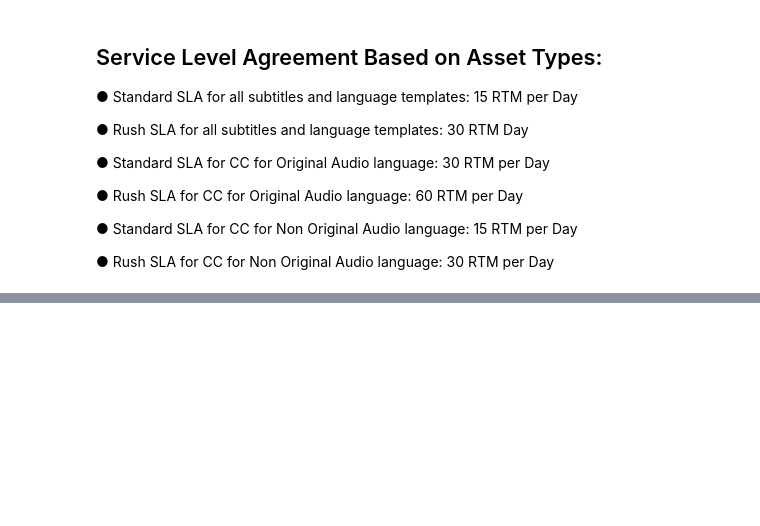
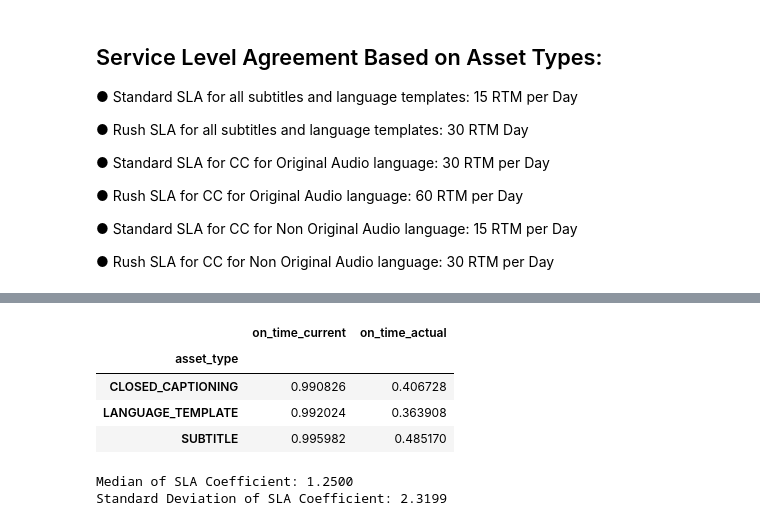
Before and after one commit to offthemenu/tatMultiplierProject, a Jupyter notebook: Processing/dataProcessing.ipynb, the cells around one changed output, grey strips where cells are left out. Saved outputs shown, nothing was run; the diff lists cells and outputs as text; code cells hidden in the pictures; blank space fills up the shorter version.

```diff
--- a/Processing/dataProcessing.ipynb
+++ b/Processing/dataProcessing.ipynb
@@ -135,10 +142,20 @@ import math
 
 for index, row in df.iterrows():
     df.at[index,"num_days_spent"] = calculate_business_days(row["start_date"], row["submit_date"])
+
+for index, row in df.iterrows():
     df.at[index, "expected_TAT"] = np.ceil(row["runtime_minutes"] / row["expected_daily_output"])
+
+for index, row in df.iterrows():
     df.at[index, "sla_coef"] = row["num_days_spent"] / row["expected_TAT"]
+    if row["num_days_spent"] <= row["expected_TAT"]:
+        df.at[index, "on_time_actual"] = 1
+    else:
+        df.at[index, "on_time_actual"] = 0
+
+df = df.rename(columns={"on_time": "on_time_current"})
 
 df = df[['author_anonymous', 'package_id', 'asset_type',
        'content_category', 'reason_code', 'original_audio_language',
-       'source_language', 'target_language',"expected_daily_output", 'runtime_minutes',
-        'start_date', 'submit_date', 'due_date', 'on_time', 'num_days_spent','expected_TAT', "sla_coef"]]
+       'source_language', 'target_language', 'runtime_minutes',
+        'start_date', 'submit_date', 'due_date', 'on_time_current', "expected_daily_output", 'num_days_spent','expected_TAT','on_time_actual', "sla_coef"]]
@@ -167,2 +173,20 @@ df
+# %%
+# df[df["target_language"] == "en"].groupby(by=["asset_type", 'source_language', 'target_language']).agg({"sla_coef": "describe"})
+# df.groupby(by=["asset_type"]).agg({"sla_coef": "describe", "on_time_current": "mean", "on_time_actual": "mean"})
+df.groupby(by=["asset_type"]).agg({"on_time_current": "mean", "on_time_actual": "mean"})
+# %% [output]
+|  | on_time_current | on_time_actual |
+| asset_type |  |  |
+| CLOSED_CAPTIONING | 0.990826 | 0.406728 |
+| LANGUAGE_TEMPLATE | 0.992024 | 0.363908 |
+| SUBTITLE | 0.995982 | 0.485170 |
+# %%
+sla_coef_stdev = np.std(df["sla_coef"])
+sla_coef_mean = np.median(df["sla_coef"])
+
+print(f"Median of SLA Coefficient: {sla_coef_mean:.4f}\nStandard Deviation of SLA Coefficient: {sla_coef_stdev:.4f}")
+# %% [output]
+Median of SLA Coefficient: 1.2500
+Standard Deviation of SLA Coefficient: 2.3199
 # %%
 df.to_csv('df_newTAT.csv', index=False)
```
Also changed, not shown: parts of 6 cells of this notebook, 3 other files.
